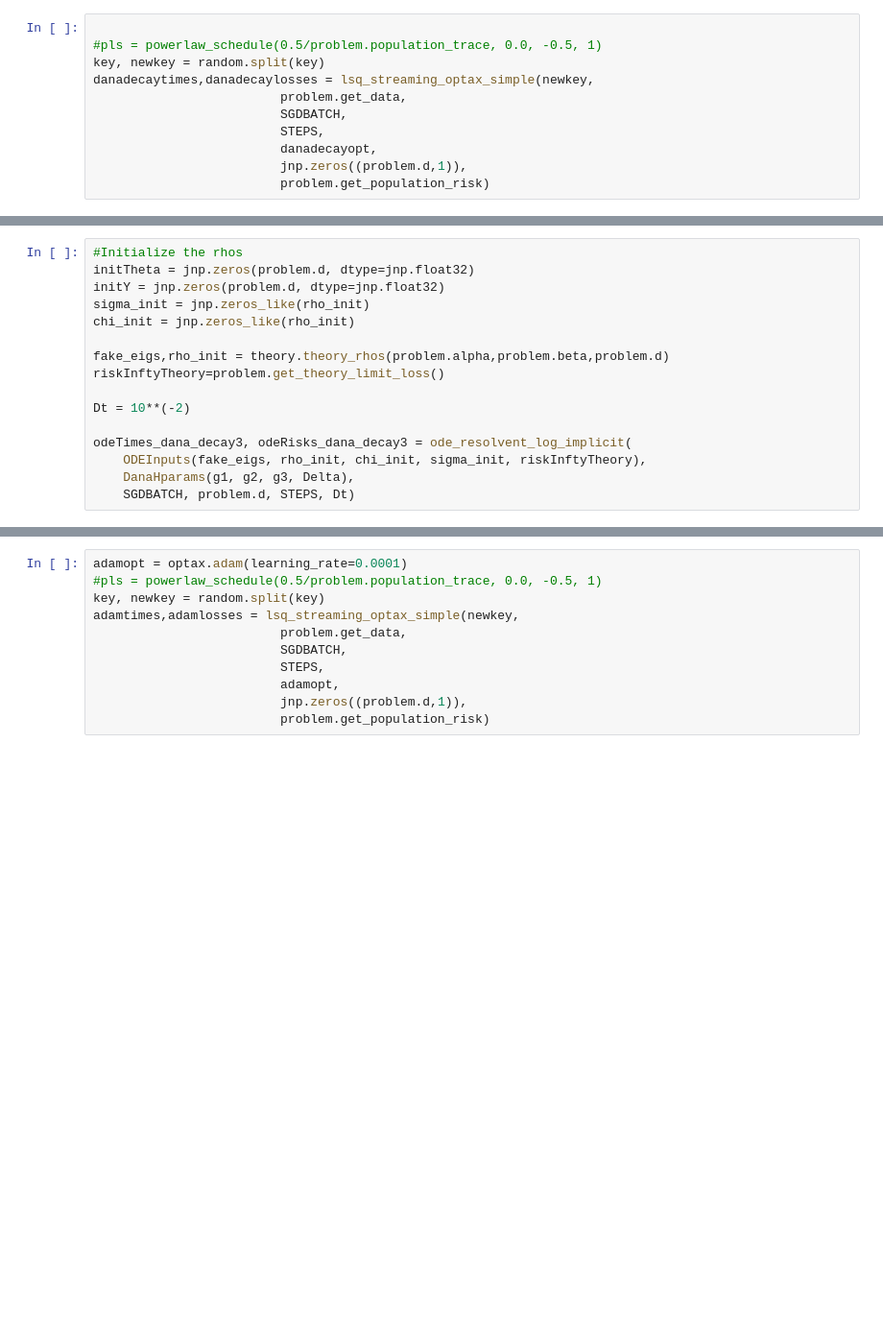
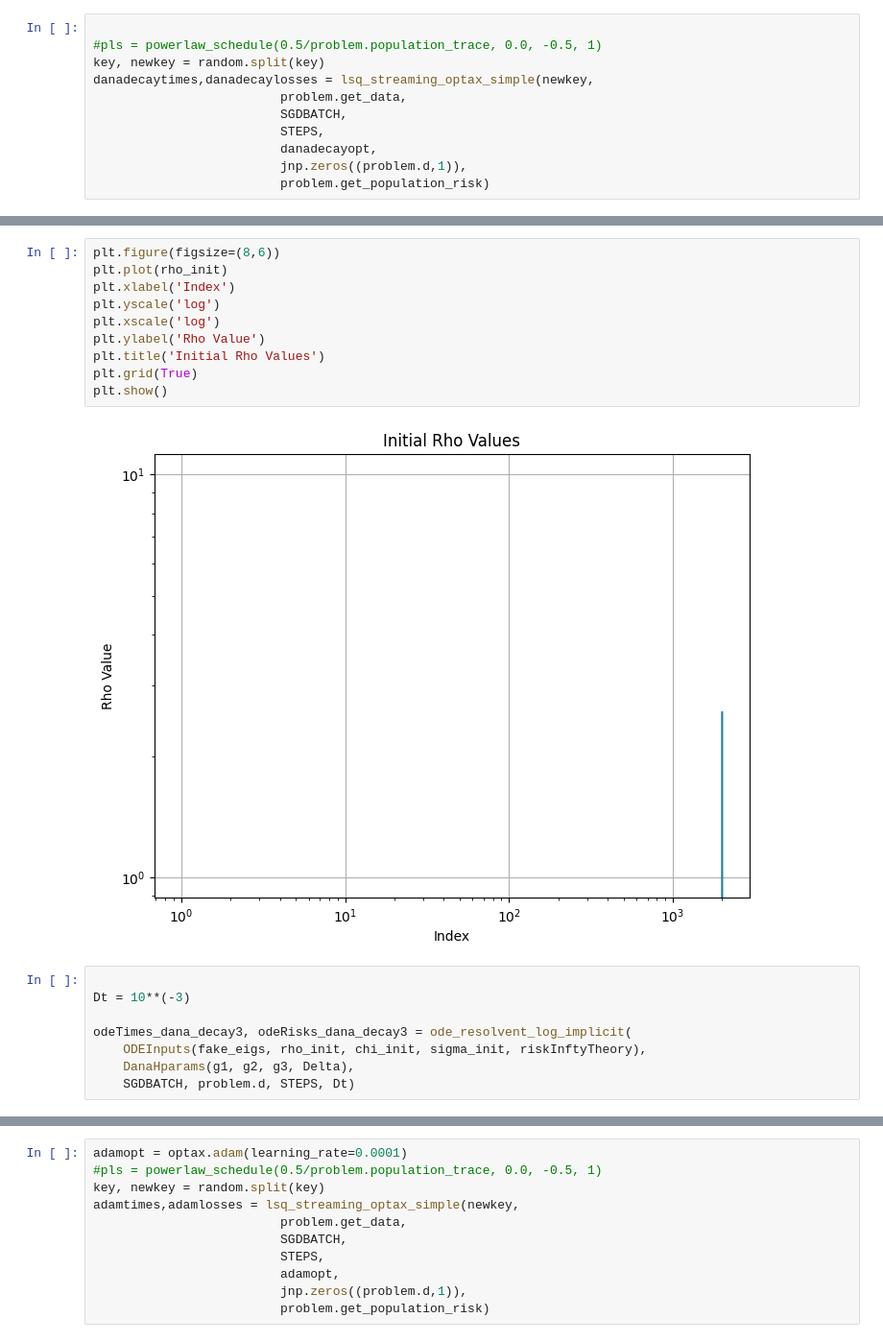
Before and after one commit to LosVolterrosHermanos/Experimental, a Jupyter notebook: colabs/PLRF-JAX-comparison.ipynb, the cells around one changed output, grey strips where cells are left out. Shown at 96% size. Drawn from its saved outputs; the diff is of its cells as text; blank space fills up the shorter version.

```diff
--- a/colabs/PLRF-JAX-comparison.ipynb
+++ b/colabs/PLRF-JAX-comparison.ipynb
@@ -77,14 +161,18 @@ odeTimes_dana_decay2, odeRisks_dana_decay2 = ode_resolvent_log_implicit(
+# %%
+plt.figure(figsize=(8,6))
+plt.plot(rho_init)
+plt.xlabel('Index')
+plt.yscale('log')
+plt.xscale('log')
+plt.ylabel('Rho Value')
+plt.title('Initial Rho Values')
+plt.grid(True)
+plt.show()
+# %% [output]
+[figure, added]
 # %%
-#Initialize the rhos
-initTheta = jnp.zeros(problem.d, dtype=jnp.float32)
-initY = jnp.zeros(problem.d, dtype=jnp.float32)
-sigma_init = jnp.zeros_like(rho_init)
-chi_init = jnp.zeros_like(rho_init)
 
-fake_eigs,rho_init = theory.theory_rhos(problem.alpha,problem.beta,problem.d)
-riskInftyTheory=problem.get_theory_limit_loss()
-
-Dt = 10**(-2)
+Dt = 10**(-3)
 
 odeTimes_dana_decay3, odeRisks_dana_decay3 = ode_resolvent_log_implicit(
     ODEInputs(fake_eigs, rho_init, chi_init, sigma_init, riskInftyTheory),
```
Also changed, not shown: parts of 7 cells of this notebook, 10 other files.
